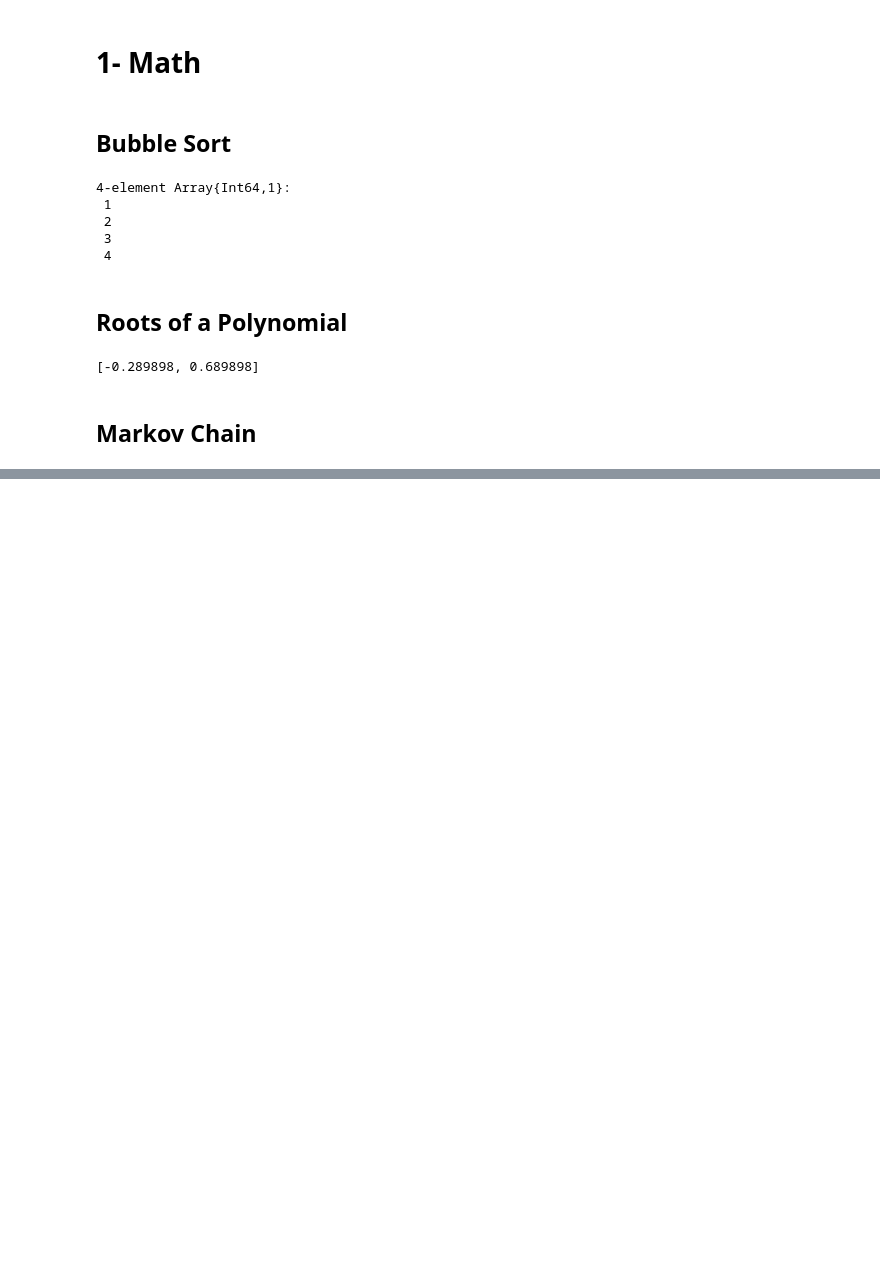
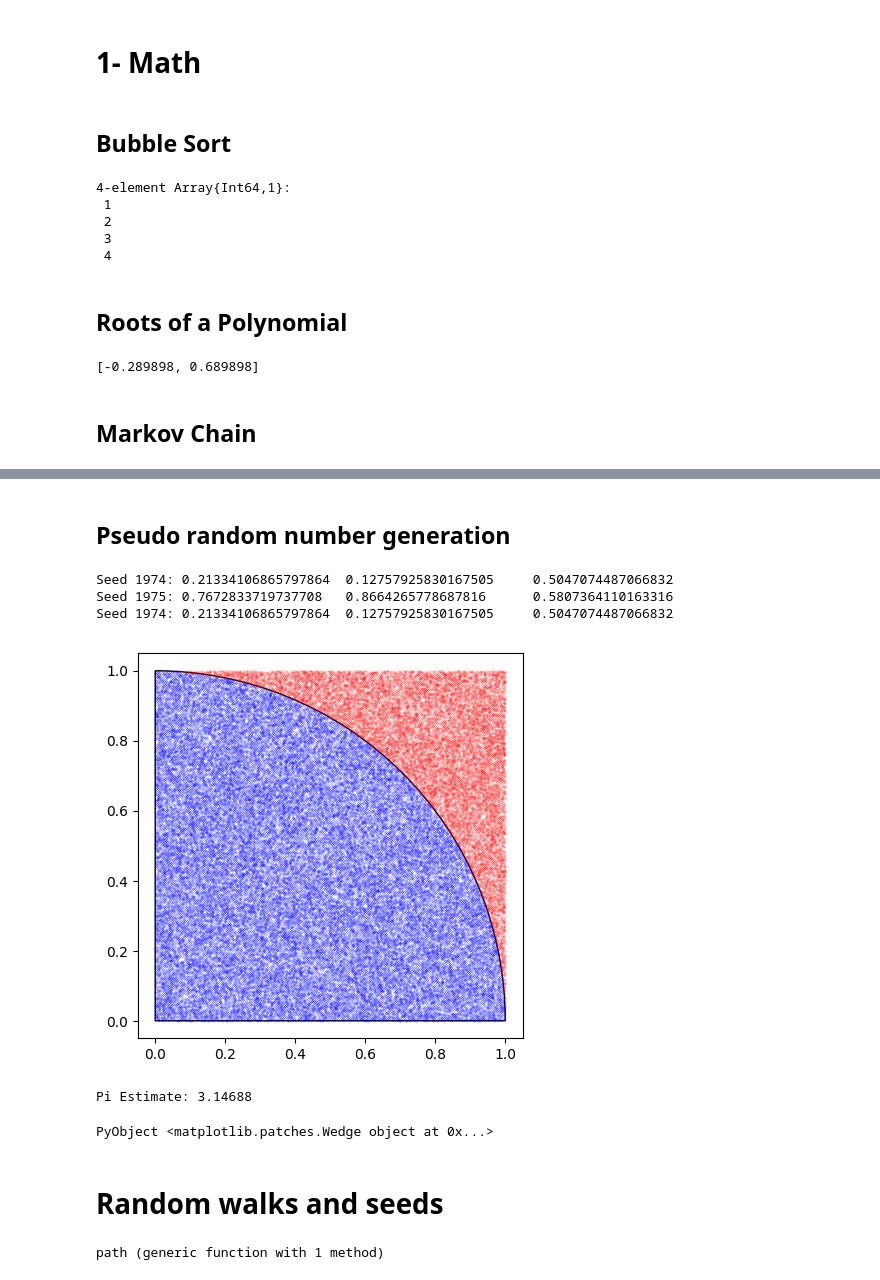
Before and after one commit to Chaanks/learn-julia, a Jupyter notebook: Crash_Course_by_Example.ipynb, the cells around one changed output, grey strips where cells are left out. Saved outputs shown, nothing was run; the diff lists cells and outputs as text; code cells hidden in the pictures; blank space fills up the shorter version.

```diff
--- a/Crash_Course_by_Example.ipynb
+++ b/Crash_Course_by_Example.ipynb
@@ -75,0 +193,67 @@ piProb4 = numInState/N
+# %% [markdown]
+## Pseudo random number generation
+# %%
+using Random
+
+Random.seed!(1974)
+println("Seed 1974: ",rand(),"\t", rand(), "\t", rand())
+Random.seed!(1975)
+println("Seed 1975: ",rand(),"\t", rand(), "\t", rand())
+Random.seed!(1974)
+println("Seed 1974: ",rand(),"\t", rand(), "\t", rand())
+# %% [output]
+Seed 1974: 0.21334106865797864  0.12757925830167505     0.5047074487066832
+Seed 1975: 0.7672833719737708   0.8664265778687816      0.5807364110163316
+Seed 1974: 0.21334106865797864  0.12757925830167505     0.5047074487066832
+# %%
+using Random, LinearAlgebra, PyPlot, PyCall
+@pyimport matplotlib.patches as patch
+
+Random.seed!()
+N = 10^5
+data = [[rand(),rand()] for _ in 1:N]
+indata = filter((x)-> (norm(x) <= 1), data)
+outdata = filter((x)-> (norm(x) > 1), data)
+piApprox = 4*length(indata)/N
+
+println("Pi Estimate: ", piApprox)
+fig = figure("Primitives",figsize=(5,5))
+plot(first.(indata),last.(indata),"b.",ms=0.2)
+plot(first.(outdata),last.(outdata),"r.",ms=0.2)
+ax = fig[:add_subplot](1,1,1)
+ax[:set_aspect]("equal")
+r1 = patch.Wedge([0,0],1,0, 90,fc="none",ec="black")
+ax[:add_artist](r1)
+# %% [output]
+[figure, added]
+Pi Estimate: 3.14688
+PyObject <matplotlib.patches.Wedge object at 0x...>
+# %% [markdown]
+# Random walks and seeds
+# %%
+using PyPlot, Random
+
+N = 5000
+
+function path(rng, alpha)
+    x, y = 0., 0.
+    xDat, yDat = [], []
+    for _ in 1:N
+        flip = rand(rng, 1:4)
+        if flip == 1
+            x += 1.
+        elseif flip == 2
+            y += 1.
+        elseif flip == 3
+            x -= (2*alpha) * rand(rng)
+        else
+            y += (2*alpha) * rand(rng)
+        end
+
+        push!(xDat, x)
+        push!(yDat, y)
+    end
+    return xDat, yDat
+end
+# %% [output]
+path (generic function with 1 method)
```
Also changed, not shown: parts of 11 cells of this notebook, 1 other file.
